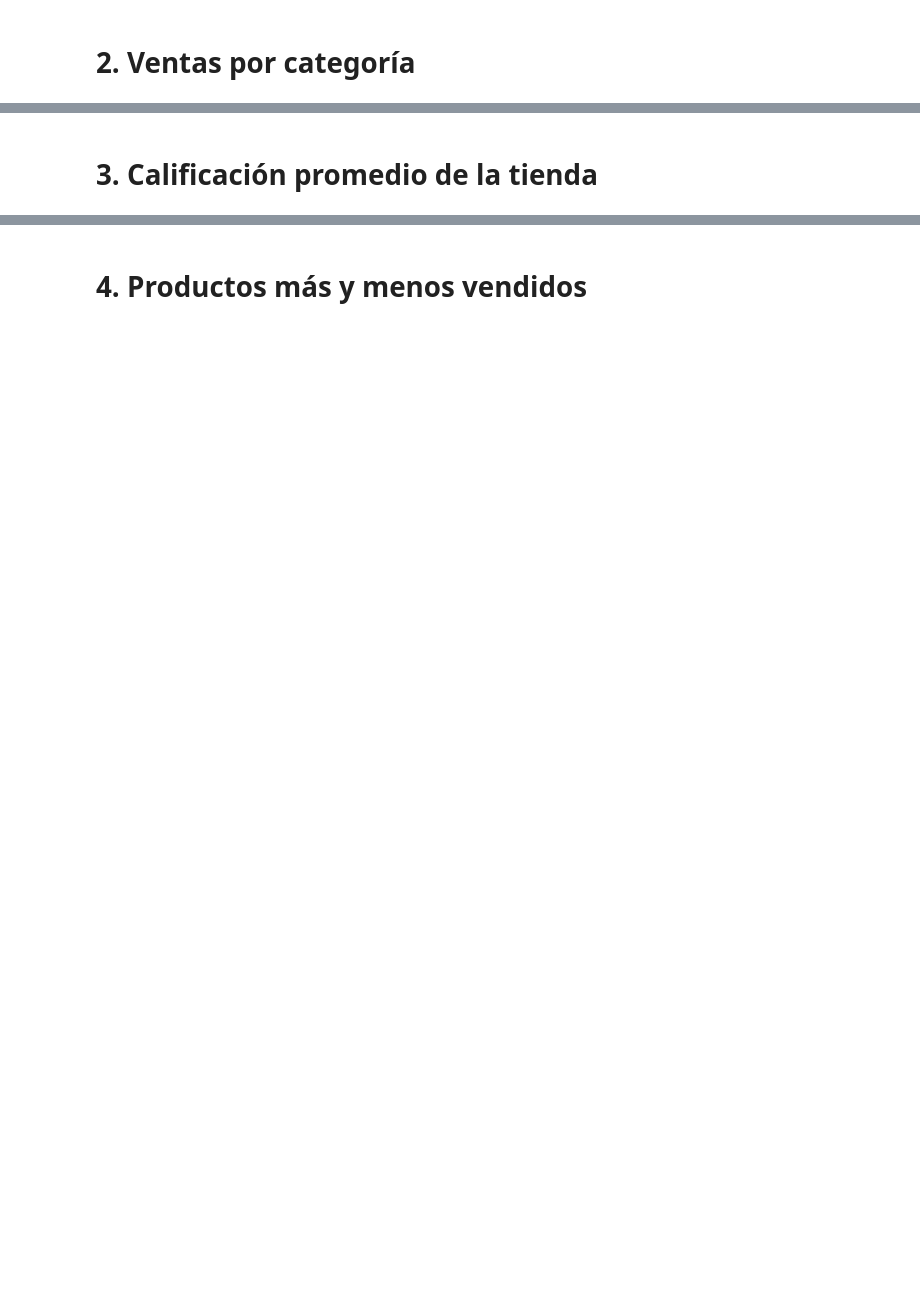
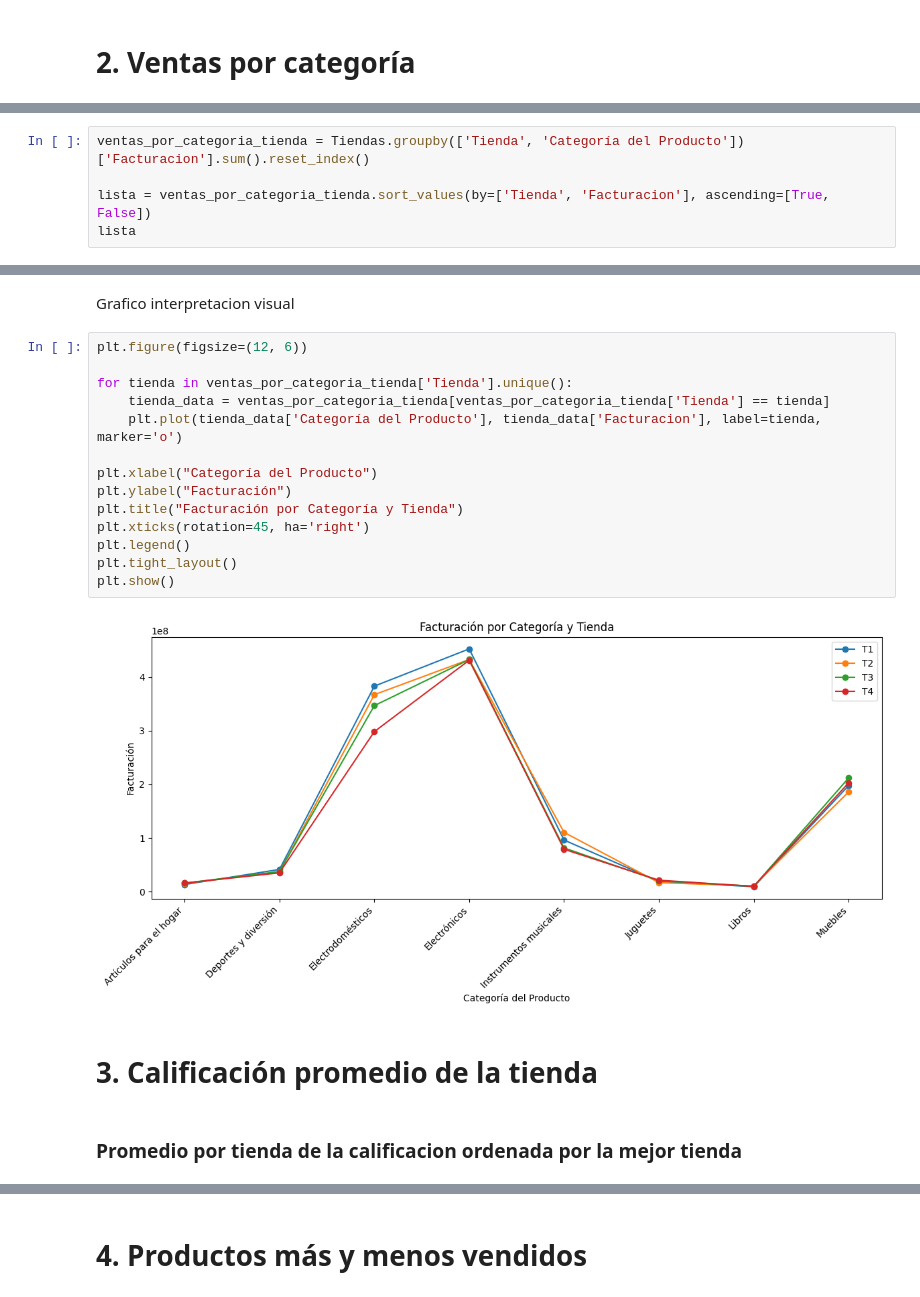
Before and after one commit to JosefRivers-Dev/Data-Science_Alura-Store_Oracle-LATAM, a Jupyter notebook: AluraStoreLatam.ipynb, the cells around one changed output, grey strips where cells are left out. Drawn from its saved outputs; the diff is of its cells as text; blank space fills up the shorter version.

```diff
--- a/AluraStoreLatam.ipynb
+++ b/AluraStoreLatam.ipynb
@@ -51,0 +249,5 @@ tienda.head()
+# %%
+ventas_por_categoria_tienda = Tiendas.groupby(['Tienda', 'Categoría del Producto'])['Facturacion'].sum().reset_index()
+
+lista = ventas_por_categoria_tienda.sort_values(by=['Tienda', 'Facturacion'], ascending=[True, False])
+lista
@@ -52,2 +272,22 @@ tienda.head()
+# %% [markdown]
+Grafico interpretacion visual
+# %%
+plt.figure(figsize=(12, 6))
+
+for tienda in ventas_por_categoria_tienda['Tienda'].unique():
+    tienda_data = ventas_por_categoria_tienda[ventas_por_categoria_tienda['Tienda'] == tienda]
+    plt.plot(tienda_data['Categoría del Producto'], tienda_data['Facturacion'], label=tienda, marker='o')
+
+plt.xlabel("Categoría del Producto")
+plt.ylabel("Facturación")
+plt.title("Facturación por Categoría y Tienda")
+plt.xticks(rotation=45, ha='right')
+plt.legend()
+plt.tight_layout()
+plt.show()
+# %% [output]
+[figure, added]
 # %% [markdown]
 # 3. Calificación promedio de la tienda
+# %% [markdown]
+### Promedio por tienda de la calificacion ordenada por la mejor tienda
```
Also changed, not shown: parts of 52 cells of this notebook.
